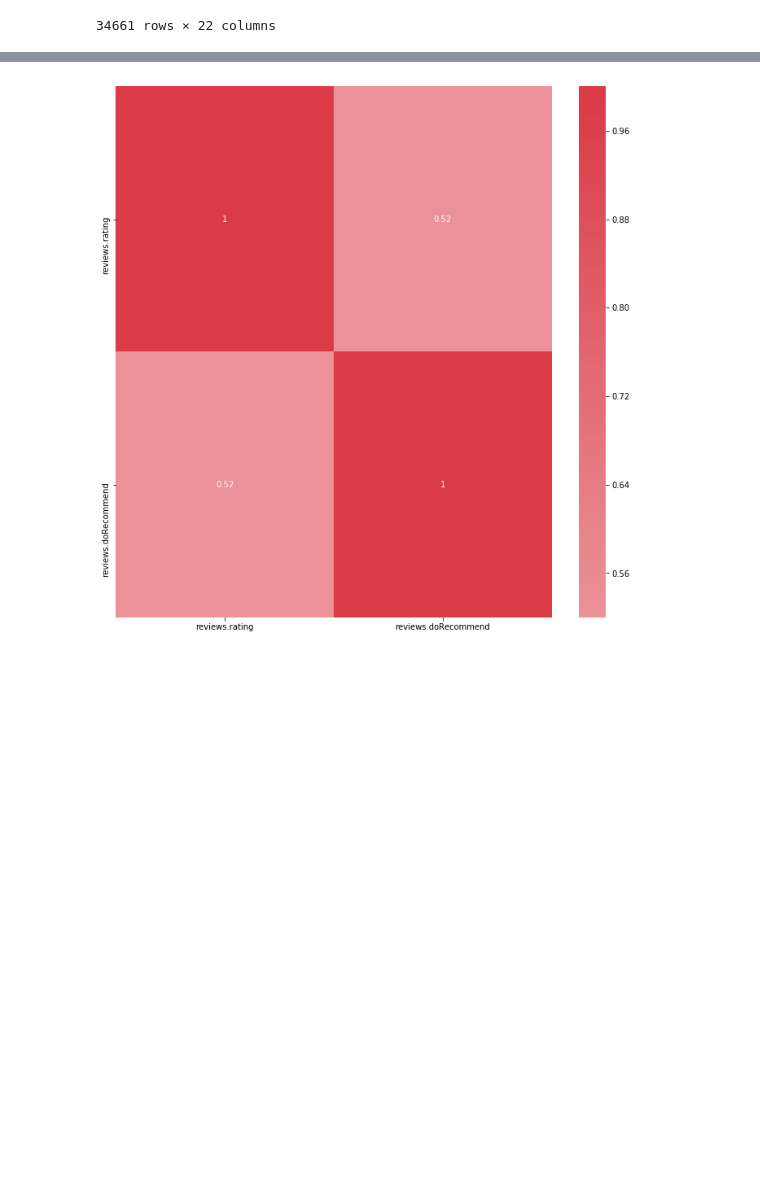
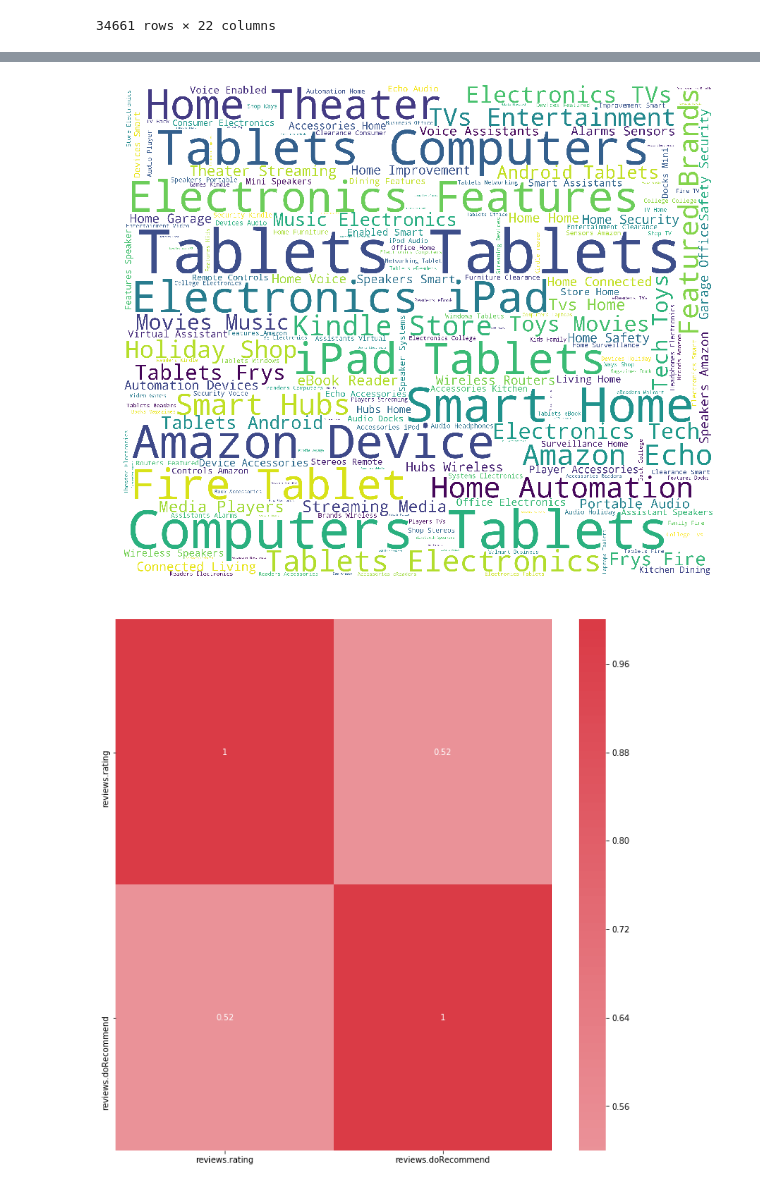
Before and after one commit to Bruce-Decker/CMPE255_GroupProject, a Jupyter notebook: project.ipynb, the cells around one changed output, grey strips where cells are left out. Cells and saved outputs as stored; diff of their text form; code cells hidden in the pictures; blank space fills up the shorter version.

```diff
--- a/project.ipynb
+++ b/project.ipynb
@@ -474,3 +474,7 @@ generate_word_cloud( df['name'],'black')
+# %%
+generate_word_cloud( df['categories'],'white')
+# %% [output]
+[figure, added]
 # %%
 import seaborn as sns
 
```
Also changed, not shown: parts of 24 cells of this notebook, 1 other file.
